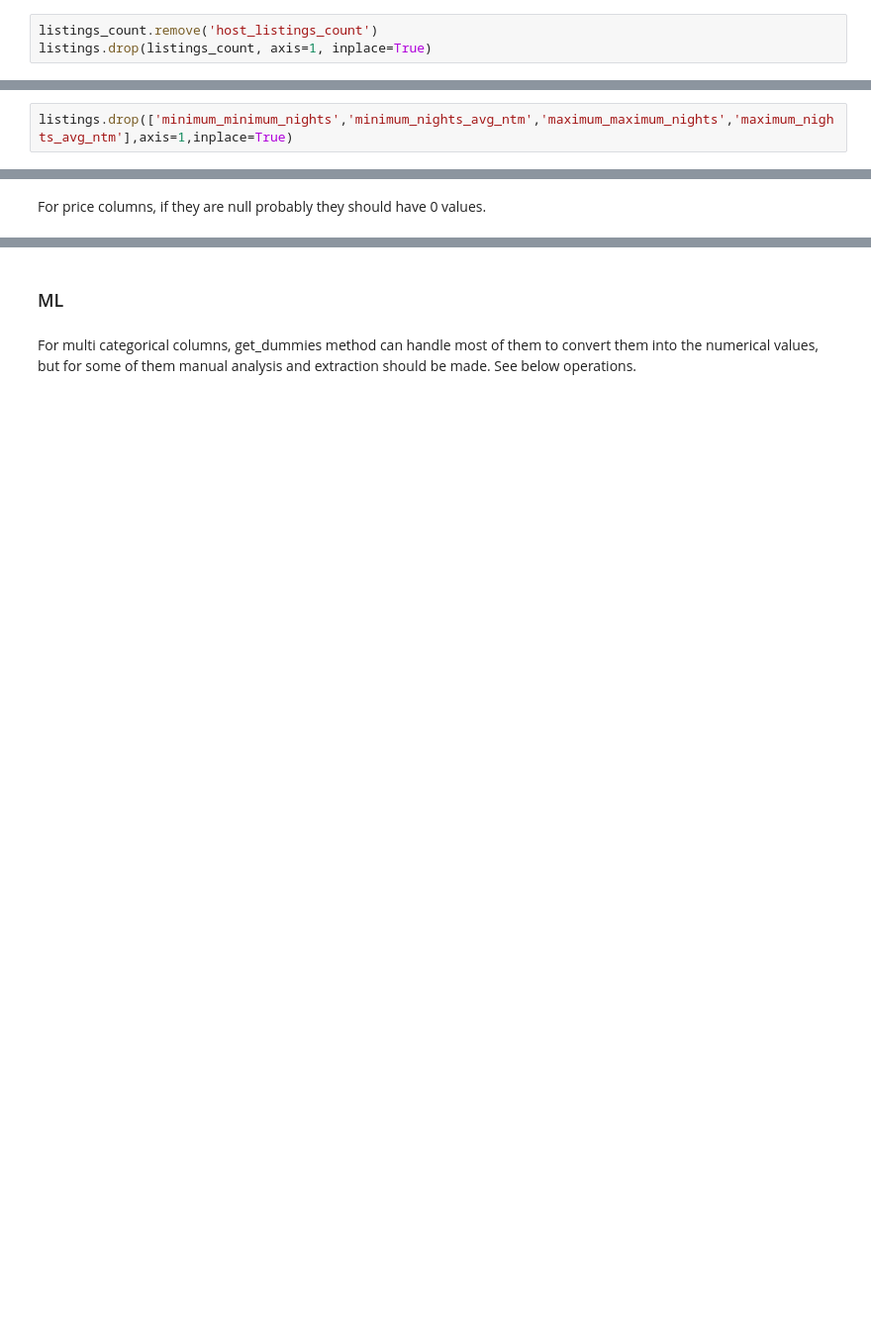
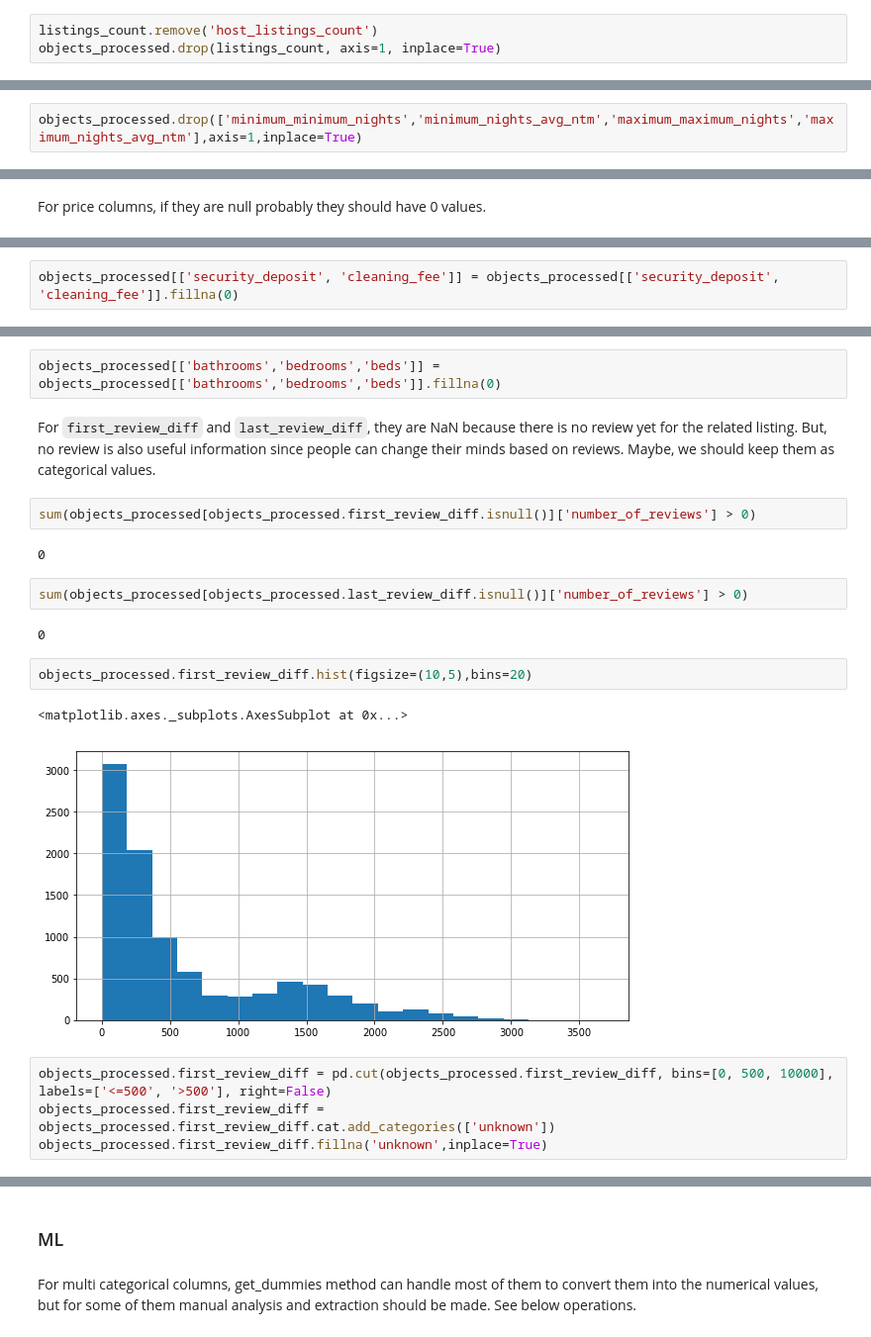
Before and after one commit to kavasoglu/airbnb_istanbul, a Jupyter notebook: airbnb_istanbul-detailed.ipynb, the cells around one changed output, grey strips where cells are left out. Shown at 99% size. Saved outputs shown, nothing was run; the diff lists cells and outputs as text; blank space fills up the shorter version.

```diff
--- a/airbnb_istanbul-detailed.ipynb
+++ b/airbnb_istanbul-detailed.ipynb
@@ -354,5 +491,5 @@ len(listings[listings.host_listings_count !=  (listings.calculated_host_listings
 2705
 # %%
 listings_count.remove('host_listings_count')
-listings.drop(listings_count, axis=1, inplace=True)
+objects_processed.drop(listings_count, axis=1, inplace=True)
 # %%
@@ -396,2 +533,2 @@ I'm not sure if we need to keep `'minimum_maximum_nights','maximum_minimum_night
 # %%
-listings.drop(['minimum_minimum_nights','minimum_nights_avg_ntm','maximum_maximum_nights','maximum_nights_avg_ntm'],axis=1,inplace=True)
+objects_processed.drop(['minimum_minimum_nights','minimum_nights_avg_ntm','maximum_maximum_nights','maximum_nights_avg_ntm'],axis=1,inplace=True)
@@ -594,0 +589,2 @@ array([[<matplotlib.axes._subplots.AxesSubplot object at 0x...>,
+# %%
+objects_processed[['security_deposit', 'cleaning_fee']] = objects_processed[['security_deposit', 'cleaning_fee']].fillna(0)
@@ -594,0 +600,21 @@ array([[<matplotlib.axes._subplots.AxesSubplot object at 0x...>,
+# %%
+objects_processed[['bathrooms','bedrooms','beds']] = objects_processed[['bathrooms','bedrooms','beds']].fillna(0)
+# %% [markdown]
+For `first_review_diff` and `last_review_diff`, they are NaN because there is no review yet for the related listing. But, no review is also useful information since people can change their minds based on reviews. Maybe, we should keep them as categorical values.
+# %%
+sum(objects_processed[objects_processed.first_review_diff.isnull()]['number_of_reviews'] > 0)
+# %% [output]
+0
+# %%
+sum(objects_processed[objects_processed.last_review_diff.isnull()]['number_of_reviews'] > 0)
+# %% [output]
+0
+# %%
+objects_processed.first_review_diff.hist(figsize=(10,5),bins=20)
+# %% [output]
+<matplotlib.axes._subplots.AxesSubplot at 0x...>
+[figure, added]
+# %%
+objects_processed.first_review_diff = pd.cut(objects_processed.first_review_diff, bins=[0, 500, 10000], labels=['<=500', '>500'], right=False)
+objects_processed.first_review_diff = objects_processed.first_review_diff.cat.add_categories(['unknown'])
+objects_processed.first_review_diff.fillna('unknown',inplace=True)
```
Also changed, not shown: parts of 144 cells of this notebook.
